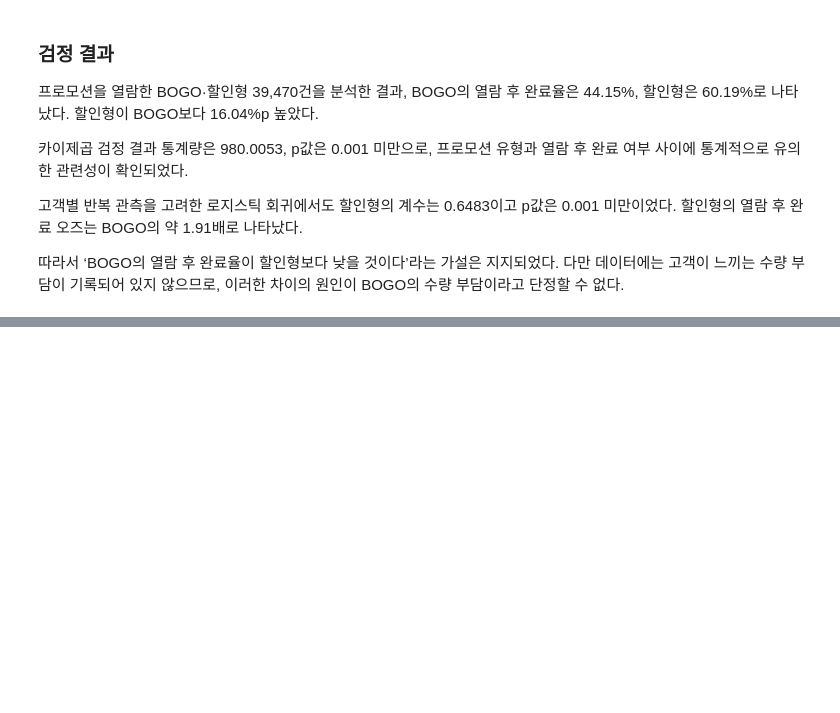
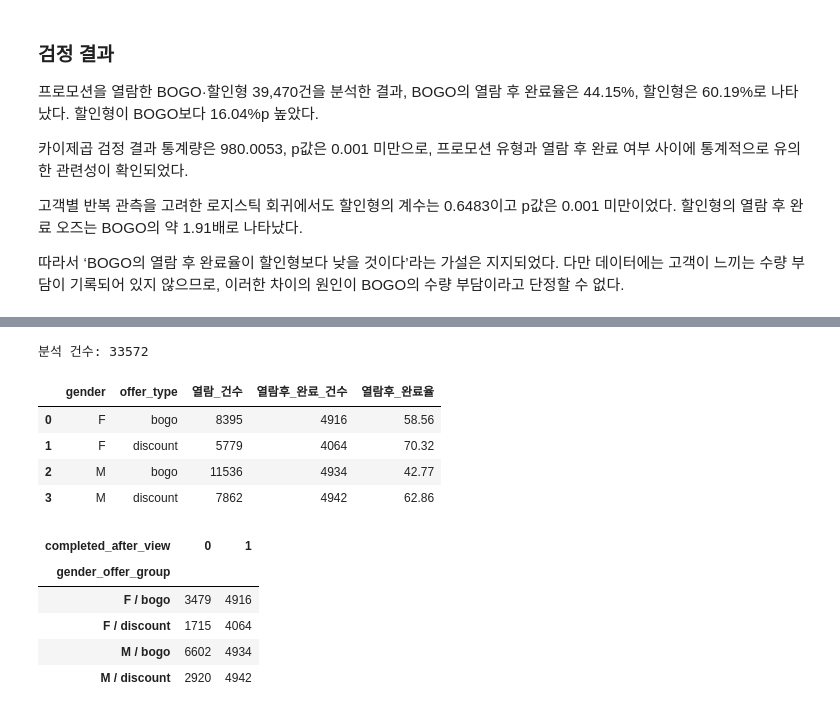
Before and after one commit to ysy3046/starbucks_dashboard, a Jupyter notebook: 05_hypothesis_test.ipynb, the cells around one changed output, grey strips where cells are left out. Saved outputs shown, nothing was run; the diff lists cells and outputs as text; code cells hidden in the pictures; blank space fills up the shorter version.

```diff
--- a/05_hypothesis_test.ipynb
+++ b/05_hypothesis_test.ipynb
@@ -619,0 +1201,79 @@ C(offer_type)[T.discount]     0.6483      0.022     30.140      0.000       0.60
+# %%
+import numpy as np
+import pandas as pd
+from scipy.stats import chi2_contingency
+
+# 열람한 BOGO·할인형 중 성별이 F 또는 M인 건만 선택
+h14 = df[
+    df["offer_type"].isin(["bogo", "discount"])
+    & df["viewed"].eq(True)
+    & df["gender"].isin(["F", "M"])
+].copy()
+
+h14["completed_after_view"] = (
+    h14["viewed_before_completed"].astype(int)
+)
+
+# 성별·프로모션 유형 결합 집단
+h14["gender_offer_group"] = (
+    h14["gender"] + " / " + h14["offer_type"]
+)
+
+# 집단별 열람 후 완료율
+h14_summary = (
+    h14.groupby(
+        ["gender", "offer_type"],
+        as_index=False
+    )
+    .agg(
+        열람_건수=("offer_id", "size"),
+        열람후_완료_건수=("completed_after_view", "sum"),
+        열람후_완료율=(
+            "completed_after_view",
+            lambda x: round(x.mean() * 100, 2)
+        )
+    )
+)
+
+# 네 집단과 완료 여부의 카이제곱 검정
+h14_table = pd.crosstab(
+    h14["gender_offer_group"],
+    h14["completed_after_view"]
+)
+
+h14_chi2, h14_p, h14_dof, h14_expected = chi2_contingency(
+    h14_table
+)
+
+# 효과크기: Cramér's V
+h14_n = h14_table.to_numpy().sum()
+h14_min_dim = min(
+    h14_table.shape[0] - 1,
+    h14_table.shape[1] - 1
+)
+
+h14_cramers_v = np.sqrt(
+    h14_chi2 / (h14_n * h14_min_dim)
+)
+
+print("분석 건수:", len(h14))
+display(h14_summary)
+display(h14_table)
+
+print("카이제곱 통계량:", round(h14_chi2, 4))
+print("자유도:", h14_dof)
+print("p값:", h14_p)
+print("Cramér's V:", round(h14_cramers_v, 4))
+# %% [output]
+분석 건수: 33572
+|  | gender | offer_type | 열람_건수 | 열람후_완료_건수 | 열람후_완료율 |
+| 0 | F | bogo | 8395 | 4916 | 58.56 |
+| 1 | F | discount | 5779 | 4064 | 70.32 |
+| 2 | M | bogo | 11536 | 4934 | 42.77 |
+| 3 | M | discount | 7862 | 4942 | 62.86 |
+| completed_after_view | 0 | 1 |
+| gender_offer_group |  |  |
+| F / bogo | 3479 | 4916 |
+| F / discount | 1715 | 4064 |
+| M / bogo | 6602 | 4934 |
+| M / discount | 2920 | 4942 |
```
Also changed, not shown: parts of 19 cells of this notebook.
